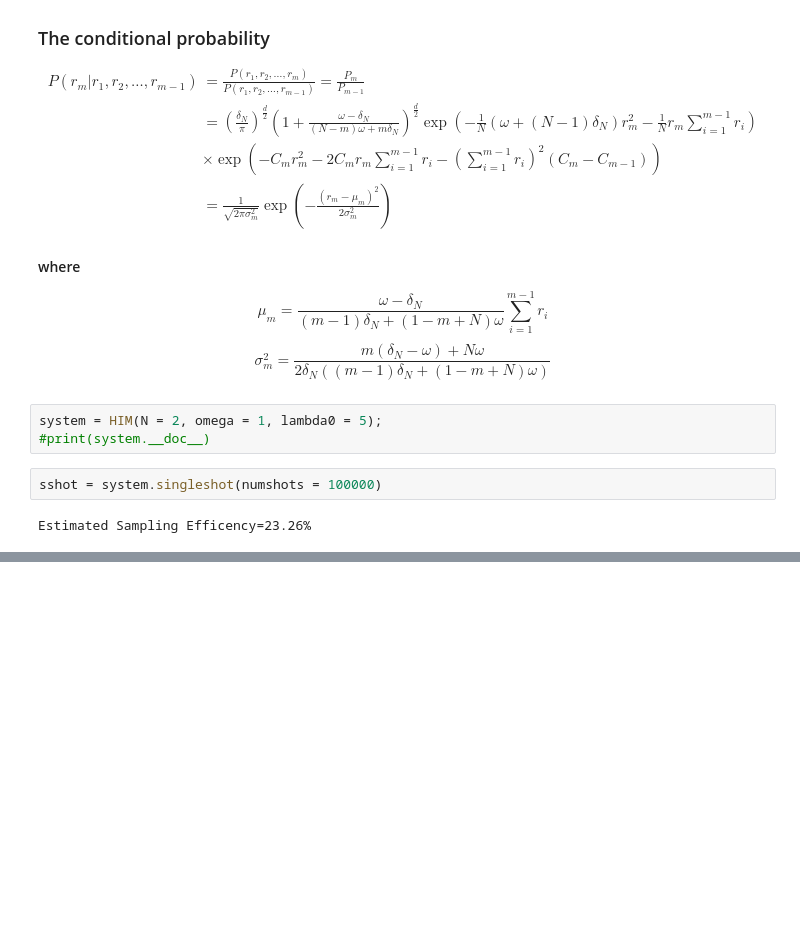
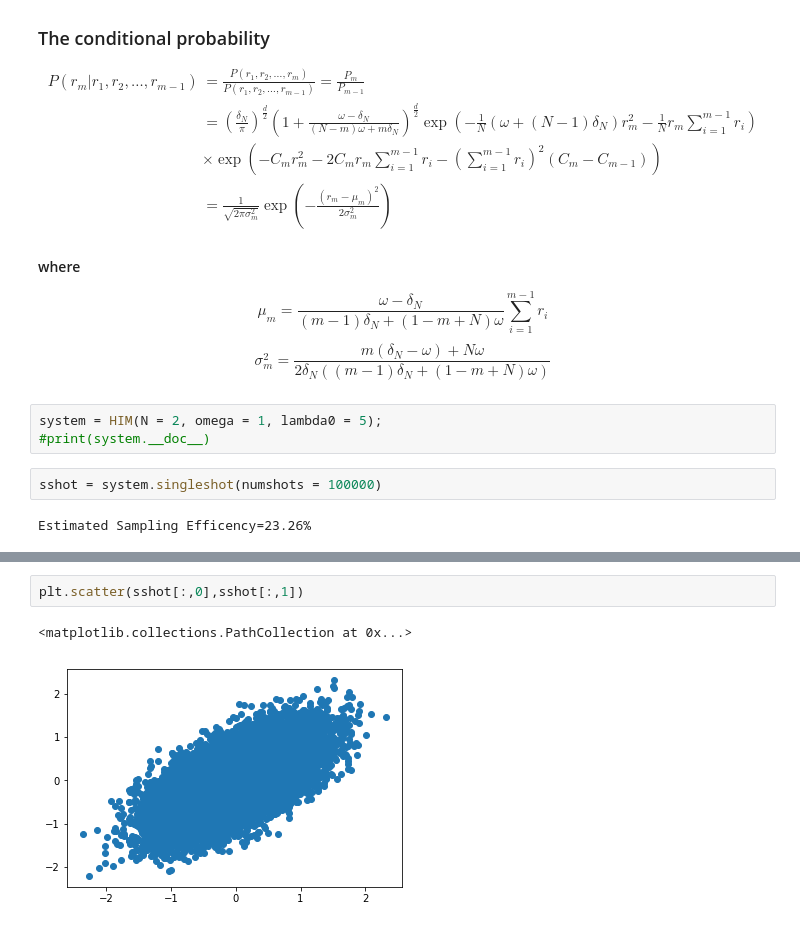
Before and after one commit to klaimans/PyStuff, a Jupyter notebook: pyHIM.ipynb, the cells around one changed output, grey strips where cells are left out. Cells and saved outputs as stored; diff of their text form; blank space fills up the shorter version.

```diff
--- a/pyHIM.ipynb
+++ b/pyHIM.ipynb
@@ -67,0 +72,5 @@ plt.plot(x,  system.conditonalP(x,0,2),'--', linewidth = 3, color = 'r');
+# %%
+plt.scatter(sshot[:,0],sshot[:,1])
+# %% [output]
+<matplotlib.collections.PathCollection at 0x...>
+[figure, added]
```
Also changed, not shown: parts of 2 cells of this notebook.
